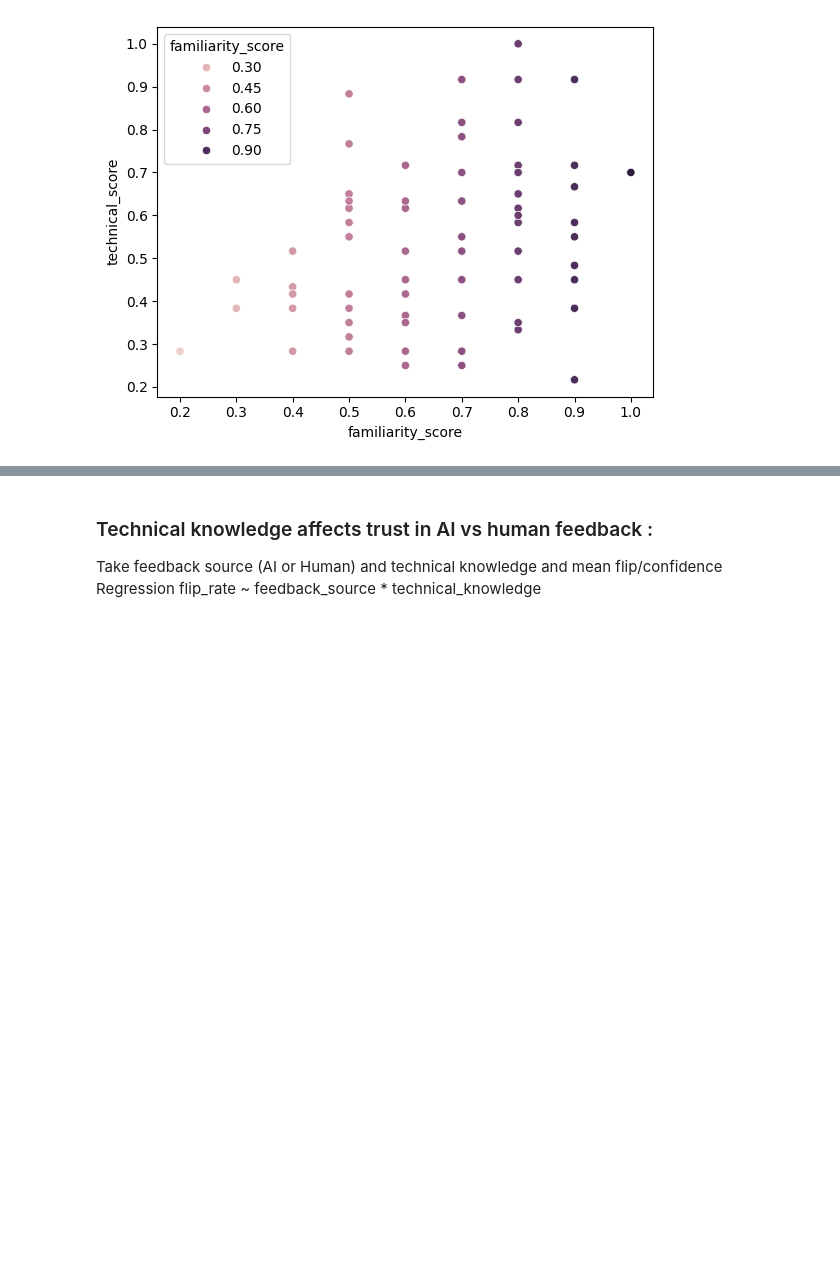
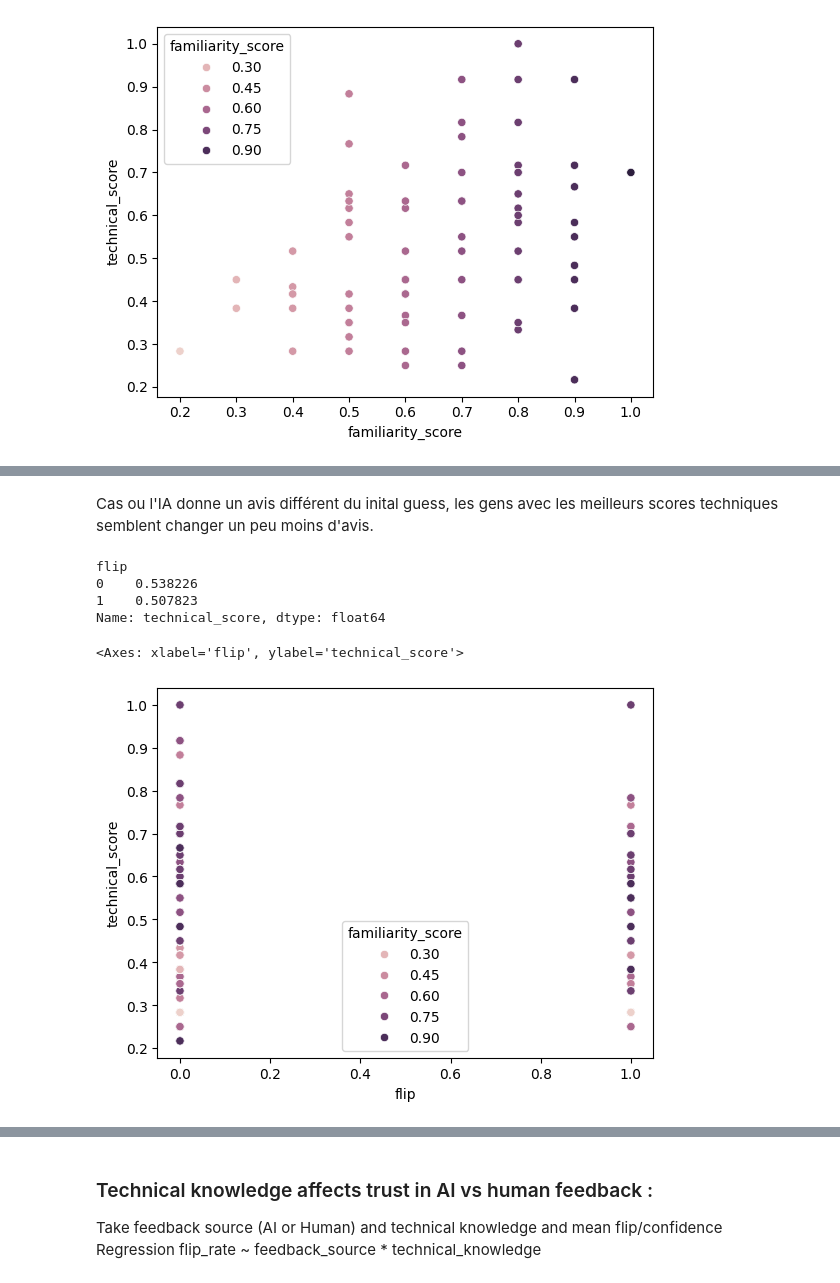
Before and after one commit to liogrnbrg/SHS_Psycho, a Jupyter notebook: main_analysis.ipynb, the cells around one changed output, grey strips where cells are left out. Cells and saved outputs as stored; diff of their text form; code cells hidden in the pictures; blank space fills up the shorter version.

Commit message:
graphs en plus

```diff
--- a/main_analysis.ipynb
+++ b/main_analysis.ipynb
@@ -599,3 +599,7 @@ sns.scatterplot(
 # %% [output]
 <Axes: xlabel='familiarity_score', ylabel='technical_score'>
 [figure]
+# %%
+# find the rows where the initial guess is not equal to the ai suggestion
+df_AI_diff_feedback = new_df.loc[new_df["initial_guess"] != new_df["AI_guess"]]
+df_AI_diff_feedback.loc[df_AI_diff_feedback["flip"]!=0].head()
@@ -601,0 +613,19 @@ sns.scatterplot(
+# %% [markdown]
+Cas ou l'IA donne un avis différent du inital guess, les gens avec les meilleurs scores techniques semblent changer un peu moins d'avis.
+# %%
+df_AI_diff_feedback.groupby("flip")["technical_score"].mean().head()
+# %% [output]
+flip
+0    0.538226
+1    0.507823
+Name: technical_score, dtype: float64
+# %%
+sns.scatterplot(
+    x = "flip",
+    y = "technical_score",
+    hue = "familiarity_score",
+    data = df_AI_diff_feedback,
+)
+# %% [output]
+<Axes: xlabel='flip', ylabel='technical_score'>
+[figure, added]
```
Also changed, not shown: parts of 4 cells of this notebook, 1 other file.
